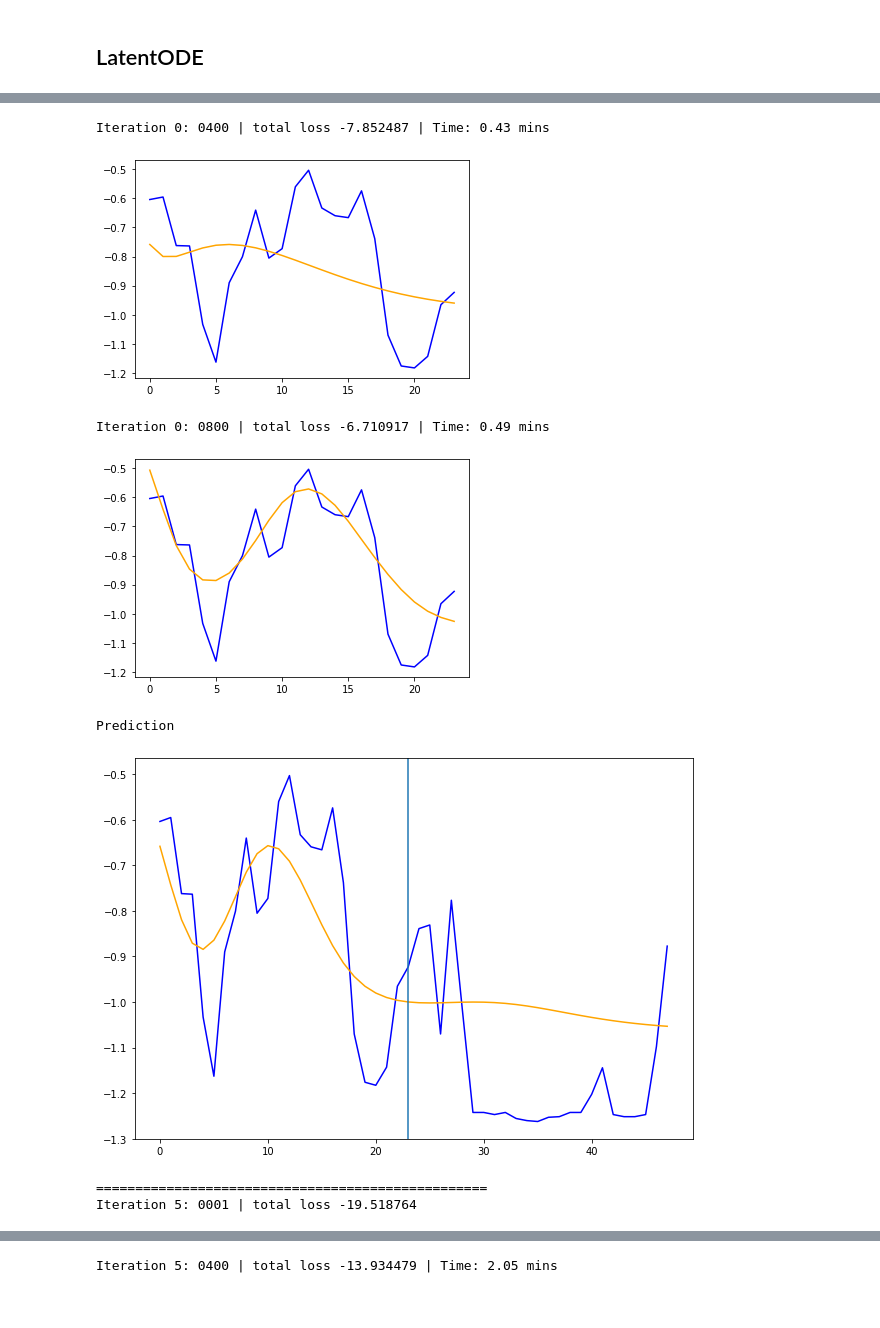
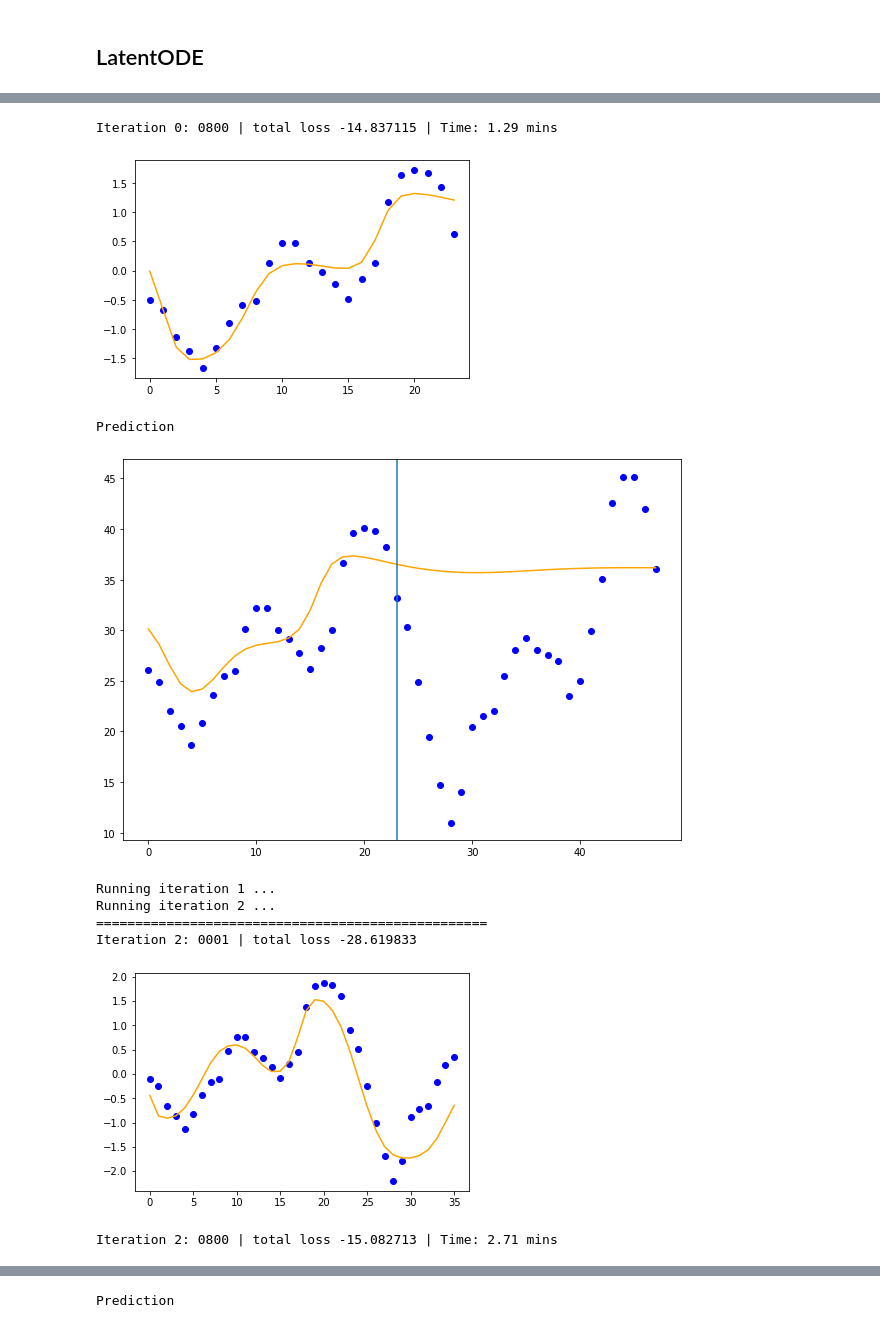
Before and after one commit to NonoMalpi/electricity, a Jupyter notebook: notebooks/neuralODE.ipynb, the cells around one changed output, grey strips where cells are left out. Drawn from its saved outputs; the diff is of its cells as text; code cells hidden in the pictures.

Commit message:
feat: Train with scaled batch and predict every two iterations

```diff
--- a/notebooks/neuralODE.ipynb
+++ b/notebooks/neuralODE.ipynb
@@ -73,2 +72,6 @@ Mean: 46.16; Std: 15.10
+# %%
+# For the sample augmentation, the mean and std must be computed in each iteration to avoid leakage
+df_train_latent = df[df["date"] >= "2020-02-01"]
+y_true = df_train_latent["price"]
 # %% [markdown]
 ## Simple NeuralODE
@@ -141,7 +144,7 @@ for j in range(4):
 ## LatentODE
 # %%
 # configure neural architecture
-obs_dim = y_true.shape[-1] # One-dimensional timeseries
+obs_dim = 1 # One-dimensional timeseries
 latent_dim = 20 # Dimension of the latent space
 rnn_hidden = 25 # Dimension of the hidden layer in the recurrentNN encoder
 nbatch = 1 # Number of samples in each minibatch
@@ -150,12 +153,10 @@ dec_hidden = 20 # Dimenson of the hidden layer in the NN decoder
 noise_std = 0.5 #
 
 lr = 1e-3 # learning rate
-#TODO: Adaptative epochs, the longer the trajectory the longer the epochs
 epochs = 800 # number of epochs
 trajectory_time_base = 24 # number of timesteps that enter into the encoder and the neural ODE must integrate
 time_step = 6
-#s = 3320
-s = 40000
+s = 0
 # %%
 # define architecture
 rnn = RecurrentNN(obs_dim=obs_dim, latent_dim=latent_dim, nhidden=rnn_hidden, nbatch=nbatch)
@@ -168,9 +169,10 @@ optimizer = torch.optim.Adam(params, lr=lr)
 loss_meter = RunningAverageMeter()
 # %%
 for j in range(31):
+    print(f"Running iteration {j} ... ")
+
     trajectory_time = trajectory_time_base + time_step*j
-    batch = torch.from_numpy(np.stack([y_true[s: s+trajectory_time]], axis=0)).float()
-    samp_ts = time_tensor[:trajectory_time].float()
+    batch, samp_ts, mean, std = get_norm_batch(y_true=y_true, start=s, end=(s+trajectory_time))
 
     start = time.time()
     loss_meter = RunningAverageMeter()
@@ -229,14 +231,23 @@ for j in range(31):
         optimizer.step()
         loss_meter.update(loss.item())
 
-        if j % 5 == 0:
+        if j % 2 == 0:
             if i == 1:
                 print("="*50)
                 log = f"Iteration {j}: {i:04d} | total loss {-loss_meter.avg:.6f}"
                 print(log)
                 plot_y_y_pred(y_true=batch, y_pred=pred_x, t=samp_ts)
 
-            if i % 400 == 0:
+            #if i % 400 == 0:
+            #    end = time.time()
+            #    training_time = (end-start) / 60
+            #    log = f"Iteration {j}: {i:04d} | total loss {-loss_meter.avg:.6f} | Time: {training_time:.2f} mins"
+            #    print(log)
+            #    plot_y_y_pred(y_true=batch, y_pred=pred_x, t=samp_ts)
+            #    start = time.time()
+
+            if i == epochs:
+
                 end = time.time()
                 training_time = (end-start) / 60
                 log = f"Iteration {j}: {i:04d} | total loss {-loss_meter.avg:.6f} | Time: {training_time:.2f} mins"
@@ -244,14 +255,12 @@ for j in range(31):
                 plot_y_y_pred(y_true=batch, y_pred=pred_x, t=samp_ts)
                 start = time.time()
 
-            if i == epochs:
-
                 print("Prediction")
 
                 # test learnt dyanmic
                 trajectory_time_test = trajectory_time + int(trajectory_time_base*1)
                 batch_test = torch.from_numpy(np.stack([y_true[s: s+trajectory_time_test]], axis=0)).float()
-                samp_ts_test = time_tensor[:trajectory_time_test].float()
+                samp_ts_test = torch.arange(start=s, end=trajectory_time_test, step=1, dtype=torch.float)
 
                 with torch.no_grad():
 
@@ -268,9 +277,6 @@ for j in range(31):
 
                     y_pred = dec(pred_z)
 
-                fig, ax = plt.subplots(figsize=(10, 7))
-                ax.plot(samp_ts_test, batch_test.reshape(-1), color="blue")
-                ax.plot(samp_ts_test, y_pred.reshape(-1), color="orange")
-                ax.axvline(x=samp_ts.max().item())
-                plt.show()
+                plot_prediction_true_scale(y_true=batch_test, y_pred=y_pred, samp_ts=samp_ts_test,
+                                           t_limit=samp_ts.max().item(), mean=mean, std=std)
 # %% [output]
@@ -280,8 +287,10 @@ Iteration 0: 0001 | total loss -25.134155
-Iteration 0: 0400 | total loss -7.852487 | Time: 0.43 mins
+Iteration 0: 0800 | total loss -14.837115 | Time: 1.29 mins
-[figure, old version]
+[figure, new version]
-Iteration 0: 0800 | total loss -6.710917 | Time: 0.49 mins
+Prediction
-[figure, old version]
+[figure, new version]
-Prediction
+Running iteration 1 ...
+Running iteration 2 ...
+==================================================
+Iteration 2: 0001 | total loss -28.619833
-[figure, old version]
+[figure, new version]
-==================================================
-Iteration 5: 0001 | total loss -19.518764
+Iteration 2: 0800 | total loss -15.082713 | Time: 2.71 mins
@@ -289 +298 @@ Iteration 5: 0001 | total loss -19.518764
-Iteration 5: 0400 | total loss -13.934479 | Time: 2.05 mins
+Prediction
```
Also changed, not shown: parts of 10 cells of this notebook, 2 other files.
